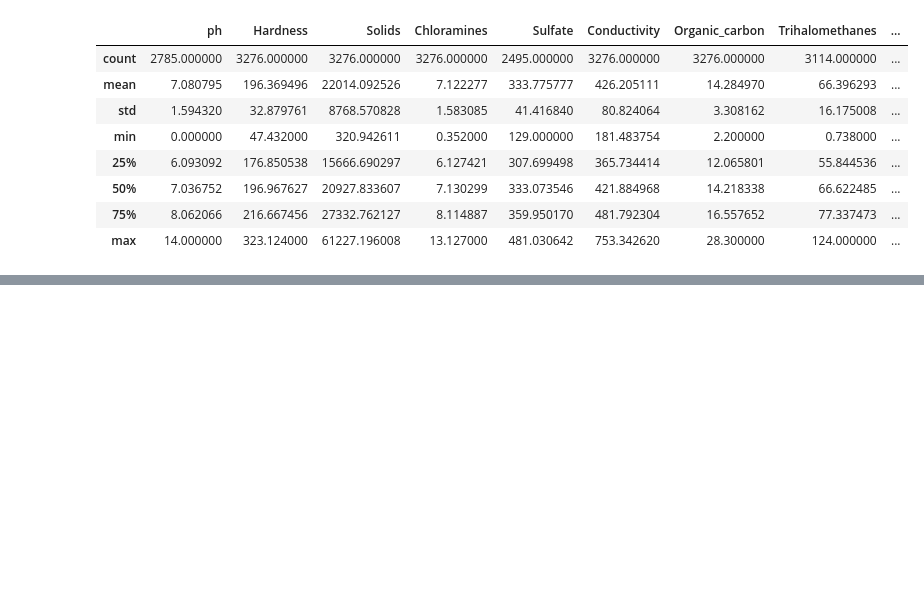
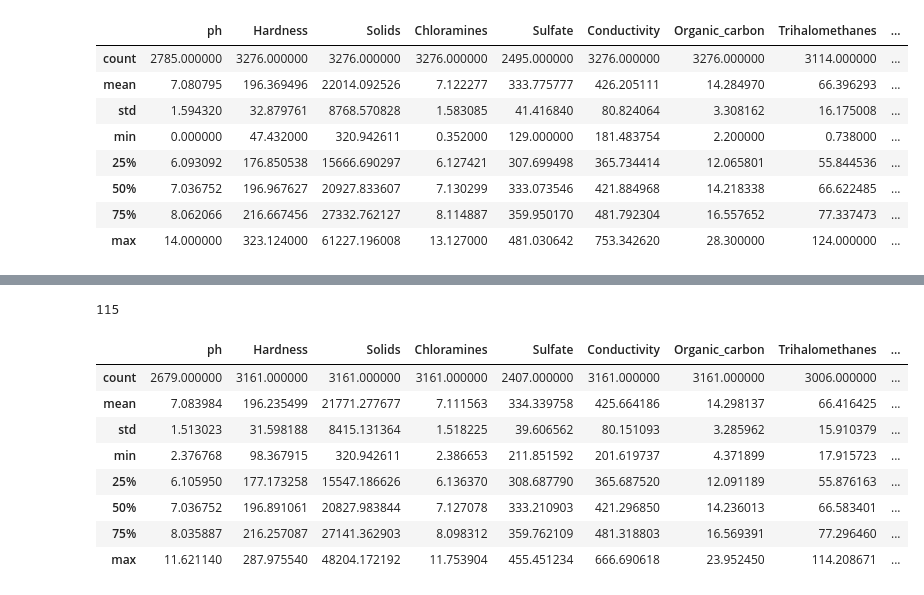
Before and after one commit to Ichtiostega/data-exploration-2-electric-boogaloo, a Jupyter notebook: water-potability.ipynb, the cells around one changed output, grey strips where cells are left out. Cells and saved outputs as stored; diff of their text form; code cells hidden in the pictures; blank space fills up the shorter version.

```diff
--- a/water-potability.ipynb
+++ b/water-potability.ipynb
@@ -31,11 +25,13 @@ desc
 | 75% | 8.062066 | 216.667456 | 27332.762127 | 8.114887 | 359.950170 | 481.792304 | 16.557652 | 77.337473 | ... |
 | max | 14.000000 | 323.124000 | 61227.196008 | 13.127000 | 481.030642 | 753.342620 | 28.300000 | 124.000000 | ... |
 # %%
+df_fringeless = df.copy(deep=True)
 for col in df.columns:
     mean = desc[col]['mean']
     std = desc[col]['std']
     tmp = df[df[col] > mean + std*3]
     tmp = tmp.append(df[df[col] < mean - std*3])
-    display(f"{col}:{mean}")
+    df_fringeless = df_fringeless.drop(tmp.index, errors='ignore')
+    display(f"|{col}|mean:{mean}|std:{std}|")
     display(tmp)
 # %% [output]
@@ -140,3 +136,17 @@ for col in df.columns:
 | 3142 | 10.503787 | 125.975185 | 38605.331530 | 8.710553 | NaN | 674.443476 | 9.714220 | 51.697894 | ... |
 | 1384 | 6.983133 | 181.119529 | 17503.312230 | 6.931628 | NaN | 181.483754 | 11.598340 | 72.033901 | ... |
 ... (8 outputs left out)
+# %%
+display(len(df) - len(df_fringeless))
+display(df_fringeless.describe())
+# %% [output]
+115
+|  | ph | Hardness | Solids | Chloramines | Sulfate | Conductivity | Organic_carbon | Trihalomethanes | ... |
+| count | 2679.000000 | 3161.000000 | 3161.000000 | 3161.000000 | 2407.000000 | 3161.000000 | 3161.000000 | 3006.000000 | ... |
+| mean | 7.083984 | 196.235499 | 21771.277677 | 7.111563 | 334.339758 | 425.664186 | 14.298137 | 66.416425 | ... |
+| std | 1.513023 | 31.598188 | 8415.131364 | 1.518225 | 39.606562 | 80.151093 | 3.285962 | 15.910379 | ... |
+| min | 2.376768 | 98.367915 | 320.942611 | 2.386653 | 211.851592 | 201.619737 | 4.371899 | 17.915723 | ... |
+| 25% | 6.105950 | 177.173258 | 15547.186626 | 6.136370 | 308.687790 | 365.687520 | 12.091189 | 55.876163 | ... |
+| 50% | 7.036752 | 196.891061 | 20827.983844 | 7.127078 | 333.210903 | 421.296850 | 14.236013 | 66.583401 | ... |
+| 75% | 8.035887 | 216.257087 | 27141.362903 | 8.098312 | 359.762109 | 481.318803 | 16.569391 | 77.296460 | ... |
+| max | 11.621140 | 287.975540 | 48204.172192 | 11.753904 | 455.451234 | 666.690618 | 23.952450 | 114.208671 | ... |
```
Also changed, not shown: parts of 2 cells of this notebook.
